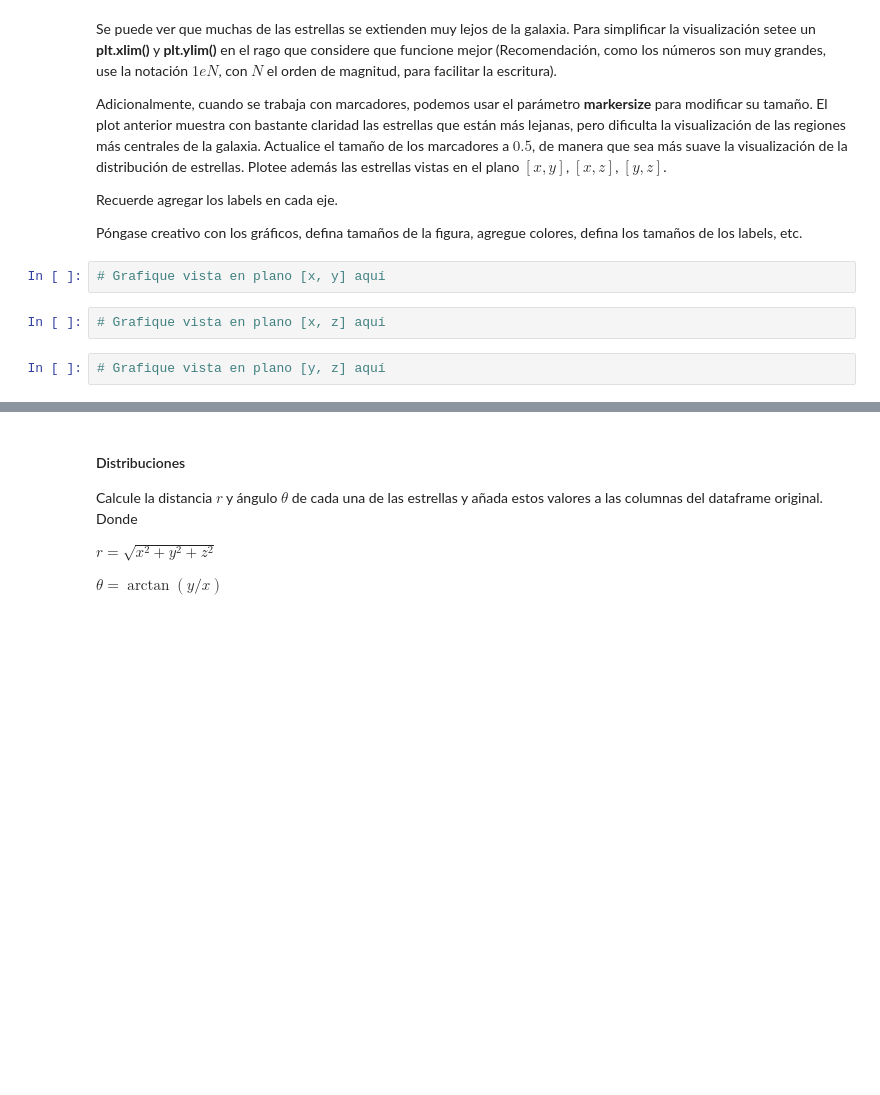
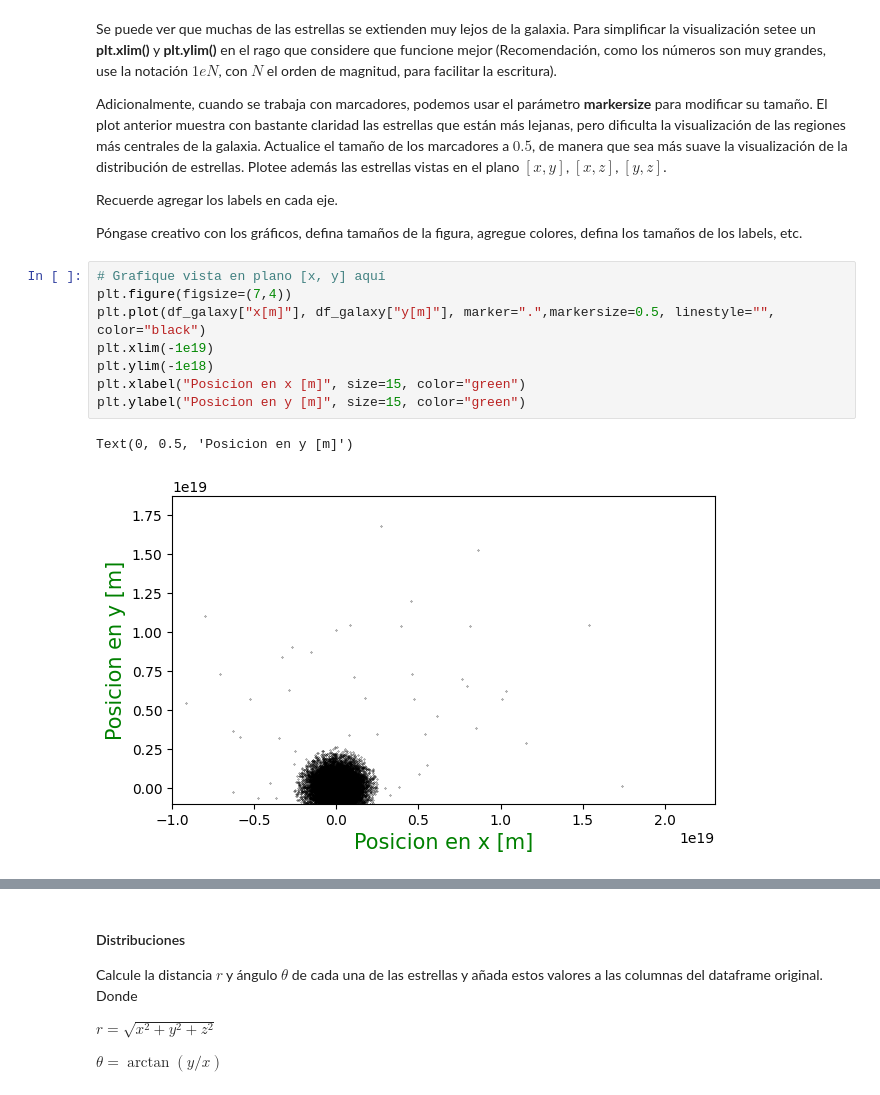
Before and after one commit to ASGN89/Tarea-1, a Jupyter notebook: Tarea_1.ipynb, the cells around one changed output, grey strips where cells are left out. Drawn from its saved outputs; the diff is of its cells as text; blank space fills up the shorter version.

```diff
--- a/Tarea_1.ipynb
+++ b/Tarea_1.ipynb
@@ -303,9 +329,14 @@ Adicionalmente, cuando se trabaja con marcadores, podemos usar el parámetro **m
 Recuerde agregar los labels en cada eje.
 
 Póngase creativo con los gráficos, defina tamaños de la figura, agregue colores, defina los tamaños de los labels, etc.
-# %%
-# Grafique vista en plano [x, y] aquí
-# %%
-# Grafique vista en plano [x, z] aquí
-# %%
-# Grafique vista en plano [y, z] aquí
+# %%
+# Grafique vista en plano [x, y] aquí
+plt.figure(figsize=(7,4))
+plt.plot(df_galaxy["x[m]"], df_galaxy["y[m]"], marker=".",markersize=0.5, linestyle="", color="black")
+plt.xlim(-1e19)
+plt.ylim(-1e18)
+plt.xlabel("Posicion en x [m]", size=15, color="green")
+plt.ylabel("Posicion en y [m]", size=15, color="green")
+# %% [output]
+Text(0, 0.5, 'Posicion en y [m]')
+[figure, added]
```
Also changed, not shown: parts of 7 cells of this notebook.
